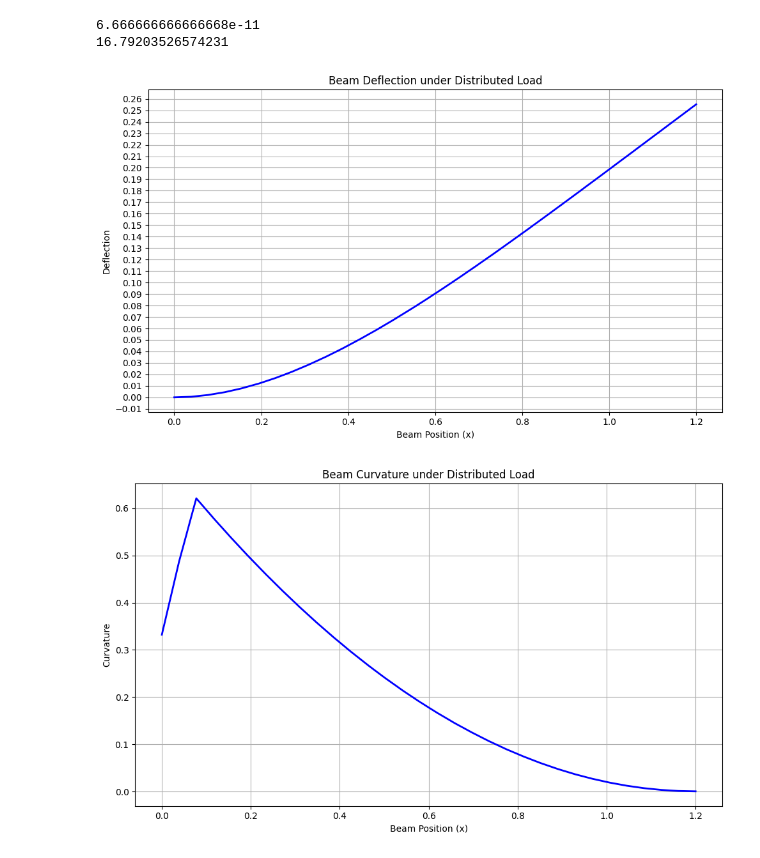
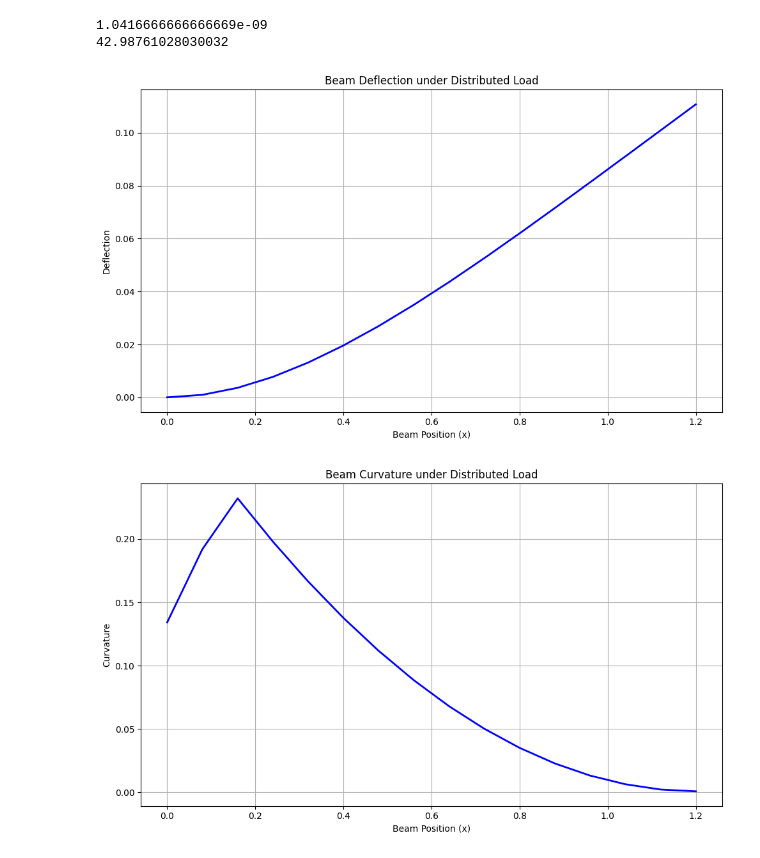
Before and after one commit to lighteningAB/sharpy, a Jupyter notebook: sharpy/try7.ipynb, the cells around one changed output. Saved outputs shown, nothing was run; the diff lists cells and outputs as text; code cells hidden in the pictures.

```diff
--- a/sharpy/try7.ipynb
+++ b/sharpy/try7.ipynb
@@ -13,12 +13,12 @@ import sharpy.cases.templates.flying_wings as wings
 import sharpy.sharpy_main
 import sharpy.utils.plotutils as pu
 
-u_inf = 20.
-alpha_deg = 8.  # Define angle of attack for static aeroelastic analysis.
+u_inf = 1.
+alpha_deg = 2.  # Define angle of attack for static aeroelastic analysis.
 rho = 1.225      # Air density. #inquire about this for our wind tunnel
 
-M = 16             # Number of chordwise panels
-N = 32             # Number of spanwise panels
+M = 8             # Number of chordwise panels
+N = 16             # Number of spanwise panels
 M_star_fact = 10   # Length of the wake in chords.
 num_modes =  8     # Number of vibration modes retained in the structural model.
 
@@ -41,8 +41,8 @@ print('Output files will be saved in ./output/%s/' %case_name)
 #to achieve an aspect ratio of 12 we need 2*1.2/x = 12 leading to our chord of 0.2 metres
 
 #the elastic axis is at 0.33 chord and the main cg is at 0.43 chord as per the goland wing
-
-length = .5
+heightset = 5e-3; #4e-3
+length = 1.2
 ws = wings.Goland(M=M,
                   N=N,
                   Mstar_fact=M_star_fact,
@@ -65,8 +65,8 @@ def new_update_mass_stiff(self):
     #seeing our wing has roughly 2% of the area of the goland wing we have to scale the
     #structural properties appropriately to achieve flutter, (as lift forces are proportional
     #to the wing area)
-    width = 50E-3
-    height = 2E-3
+    width = 80E-3
+    height = heightset
     E = 69e9  # Young's modulus in Pascals (Pa)
     G = 26e9  # Shear modulus in Pascals (Pa)
     rho = 2700
@@ -95,7 +95,7 @@ def new_update_mass_stiff(self):
     self.stiffness[0] = base_stiffness
     print(base_stiffness)
 
-    m_unit = 1.42 #7
+    m_unit = 18 #14
     j_tors = (Iy+Iz)*rho
     print(Iy+Iz)
     print(j_tors)
@@ -378,48 +383,47 @@ import numpy as np
 
 # Constants
 rho = 1.225  # air density (kg/m^3) at atmospheric conditions
-V = 25 # velocity (m/s)
+V = 40 # velocity (m/s)
 chord = 0.2  # chord length (m)
 span = 1.2  # span (m)
 width = 0.1  # beam width (m)
-height = 0.002  # beam height (m)
 E = 69e9  # Young's modulus for aluminum (Pa)
-I = (width * height**3) / 12  # moment of inertia (m^4)
+I = (width * heightset**3) / 12  # moment of inertia (m^4)
 print(I)
 CL = 2*np.pi  # Adjusted lift coefficient for NACA 0012 at 2 degrees AoA
 aoa = np.radians(2)  # angle of attack in radians
 
 # Aerodynamic forces
 q = 0.5 * rho * V**2  # dynamic pressure (Pa)
 L_per_span = q * CL * aoa * chord  # lift per unit span (N/m)
 print(L_per_span)
 
 # Beam deflection
 x = np.linspace(0,span,N)
 deflection = (((L_per_span - 9.81*1.25) * x**2) / (24 * E * I)) * (x**2 + 6 * span**2 - 4 * span * x)
 
 plt.figure(figsize=(10, 6))
 plt.plot(x, deflection, 'b-', linewidth=2)
 plt.title('Beam Deflection under Distributed Load')
 plt.xlabel('Beam Position (x)')
 plt.ylabel('Deflection')
 plt.grid(True)
-plt.gca().yaxis.set_major_locator(plt.MultipleLocator(0.01))
+#plt.gca().yaxis.set_major_locator(plt.MultipleLocator(0.01))
 plt.tight_layout()
 plt.show()
 
 d_deflection_dx = np.gradient(deflection, x)
 d2_deflection_dx2 = np.gradient(d_deflection_dx, x)
 plt.figure(figsize=(10, 6))
 plt.plot(x, d2_deflection_dx2, 'b-', linewidth=2)
 plt.title('Beam Curvature under Distributed Load')
 plt.xlabel('Beam Position (x)')
 plt.ylabel('Curvature')
 plt.grid(True)
 plt.tight_layout()
 plt.show()
 # %% [output]
-6.666666666666668e-11
-16.79203526574231
+1.0416666666666669e-09
+42.98761028030032
-[figure, old version]
+[figure, new version]
-[figure, old version]
+[figure, new version]
```
Also changed, not shown: parts of 5 cells of this notebook, 3 other files.
